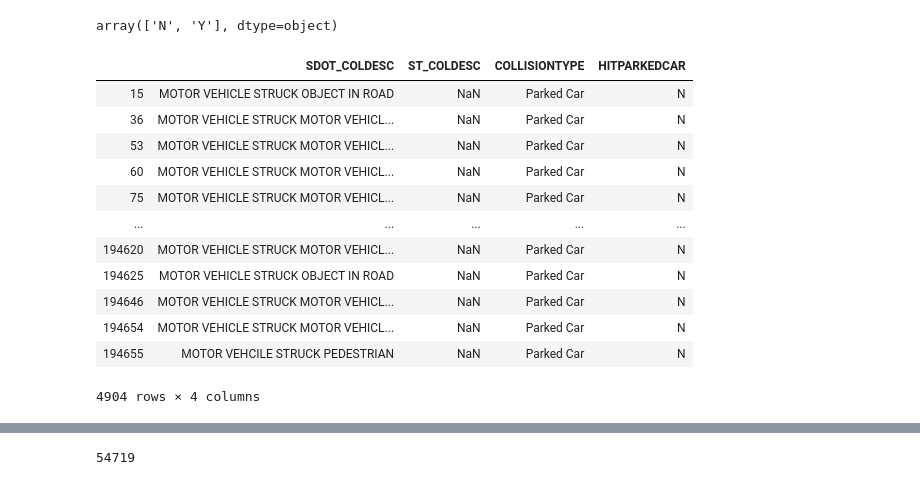
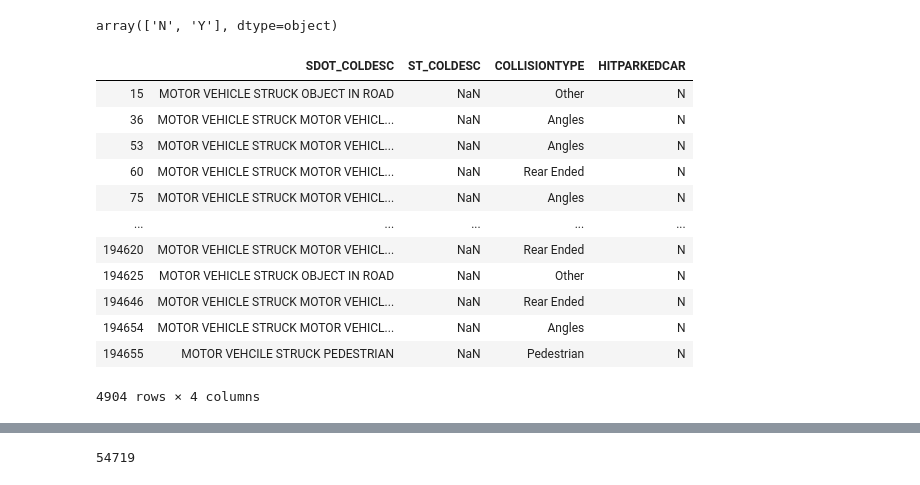
Before and after one commit to Antonio141/Coursera_Capstone, a Jupyter notebook: capstone.ipynb, the cells around one changed output, grey strips where cells are left out. Saved outputs shown, nothing was run; the diff lists cells and outputs as text; code cells hidden in the pictures.

```diff
--- a/capstone.ipynb
+++ b/capstone.ipynb
@@ -111,34 +111,61 @@ r = np.unique(r).tolist()
 # %%
 # df['SDOT_COLDESC'].unique()
 # df.groupby('SDOT_COLDESC')['SEVERITYCODE'].value_counts(normalize = True )
 # df2[df2['SDOT_COLDESC']=='MOTOR VEHICLE STRUCK OBJECT IN ROAD']
 df2 = df[['SDOT_COLDESC', 'ST_COLDESC', 'COLLISIONTYPE', 'HITPARKEDCAR']].copy(deep= True)
 
 mask_other = (df2['COLLISIONTYPE'].isnull()) & (df2['SDOT_COLDESC'] == 'MOTOR VEHICLE STRUCK OBJECT IN ROAD')
 
 mask_angles = (df2['COLLISIONTYPE'].isnull()) & (df2['SDOT_COLDESC'] == 'MOTOR VEHICLE STRUCK MOTOR VEHICLE, FRONT END AT ANGLE')
 
 mask_parked = (df2['COLLISIONTYPE'].isnull()) & (df2['SDOT_COLDESC'] == 'DRIVERLESS VEHICLE STRUCK MOTOR VEHICLE REAR END') & (df2['ST_COLDESC'] == 'One parked--one moving')
 
+mask_rear = (df2['COLLISIONTYPE'].isnull()) & (df2['SDOT_COLDESC'] == 'MOTOR VEHICLE STRUCK MOTOR VEHICLE, REAR END')
+
+mask_pedestrian = (df2['SDOT_COLDESC']=='MOTOR VEHCILE STRUCK PEDESTRIAN') & \
+    (df2['COLLISIONTYPE'].isnull())
+
+mask_cycles = (df2['SDOT_COLDESC']=='MOTOR VEHICLE STRUCK PEDALCYCLIST, FRONT END AT ANGLE') & (df2['COLLISIONTYPE'].isnull())
+
+mask_parked1 = (df2['SDOT_COLDESC']=='MOTOR VEHICLE STRUCK MOTOR VEHICLE, LEFT      SIDE SIDESWIPE') & (df2['COLLISIONTYPE'].isnull()) & (df2['HITPARKEDCAR'] == 'Y')
+
+mask_sideswipe = (df2['SDOT_COLDESC']=='MOTOR VEHICLE STRUCK MOTOR VEHICLE, LEFT SIDE SIDESWIPE') & (df2['COLLISIONTYPE'].isnull()) & (df2['HITPARKEDCAR'] == 'N')
+
+mask_other1 = (df2['SDOT_COLDESC']=='MOTOR VEHICLE RAN OFF ROAD - NO COLLISION') &  (df2['COLLISIONTYPE'].isnull())
+
+mask_other2 = (df2['SDOT_COLDESC'] == 'NOT ENOUGH INFORMATION / NOT APPLICABLE') & \
+(df2['COLLISIONTYPE'].isnull())
+
+mask_other3 = (df2['SDOT_COLDESC'] == 'MOTOR VEHICLE RAN OFF ROAD - HIT FIXED OBJECT') & \
+(df2['COLLISIONTYPE'].isnull())
 
 df2['COLLISIONTYPE'][mask_other] = 'Other'
 df2['COLLISIONTYPE'][mask_angles] = 'Angles'
 df2['COLLISIONTYPE'][mask_parked] = 'Parked Car'
+df2['COLLISIONTYPE'][mask_rear] = 'Rear Ended'
+df2['COLLISIONTYPE'][mask_pedestrian] = 'Pedestrian'
+df2['COLLISIONTYPE'][mask_cycles] = 'Cycles'
+df2['COLLISIONTYPE'][mask_parked1] = 'Parked'
+df2['COLLISIONTYPE'][mask_sideswipe] = 'Sideswipe'
+df2['COLLISIONTYPE'][mask_other1] = 'Other'
+df2['COLLISIONTYPE'][mask_other2] = 'Other'
+df2['COLLISIONTYPE'][mask_other3] = 'Other'
+
 df2.iloc[r,:]
 # df2['COLLISIONTYPE_1'] = df2['COLLISIONTYPE'].apply(lambda x: 'Other' \
 #     if (x.isnull()) & \
 #   (df2['SDOT_COLDESC'] == 'MOTOR VEHICLE STRUCK OBJECT IN ROAD'))
 # %% [output]
 |  | SDOT_COLDESC | ST_COLDESC | COLLISIONTYPE | HITPARKEDCAR |
-| 15 | MOTOR VEHICLE STRUCK OBJECT IN ROAD | NaN | Parked Car | N |
-| 36 | MOTOR VEHICLE STRUCK MOTOR VEHICL... | NaN | Parked Car | N |
-| 53 | MOTOR VEHICLE STRUCK MOTOR VEHICL... | NaN | Parked Car | N |
-| 60 | MOTOR VEHICLE STRUCK MOTOR VEHICL... | NaN | Parked Car | N |
-| 75 | MOTOR VEHICLE STRUCK MOTOR VEHICL... | NaN | Parked Car | N |
+| 15 | MOTOR VEHICLE STRUCK OBJECT IN ROAD | NaN | Other | N |
+| 36 | MOTOR VEHICLE STRUCK MOTOR VEHICL... | NaN | Angles | N |
+| 53 | MOTOR VEHICLE STRUCK MOTOR VEHICL... | NaN | Angles | N |
+| 60 | MOTOR VEHICLE STRUCK MOTOR VEHICL... | NaN | Rear Ended | N |
+| 75 | MOTOR VEHICLE STRUCK MOTOR VEHICL... | NaN | Angles | N |
 | ... | ... | ... | ... | ... |
-| 194620 | MOTOR VEHICLE STRUCK MOTOR VEHICL... | NaN | Parked Car | N |
-| 194625 | MOTOR VEHICLE STRUCK OBJECT IN ROAD | NaN | Parked Car | N |
-| 194646 | MOTOR VEHICLE STRUCK MOTOR VEHICL... | NaN | Parked Car | N |
-| 194654 | MOTOR VEHICLE STRUCK MOTOR VEHICL... | NaN | Parked Car | N |
-| 194655 | MOTOR VEHCILE STRUCK PEDESTRIAN | NaN | Parked Car | N |
+| 194620 | MOTOR VEHICLE STRUCK MOTOR VEHICL... | NaN | Rear Ended | N |
+| 194625 | MOTOR VEHICLE STRUCK OBJECT IN ROAD | NaN | Other | N |
+| 194646 | MOTOR VEHICLE STRUCK MOTOR VEHICL... | NaN | Rear Ended | N |
+| 194654 | MOTOR VEHICLE STRUCK MOTOR VEHICL... | NaN | Angles | N |
+| 194655 | MOTOR VEHCILE STRUCK PEDESTRIAN | NaN | Pedestrian | N |
 4904 rows × 4 columns
```
Also changed, not shown: parts of 6 cells of this notebook.
